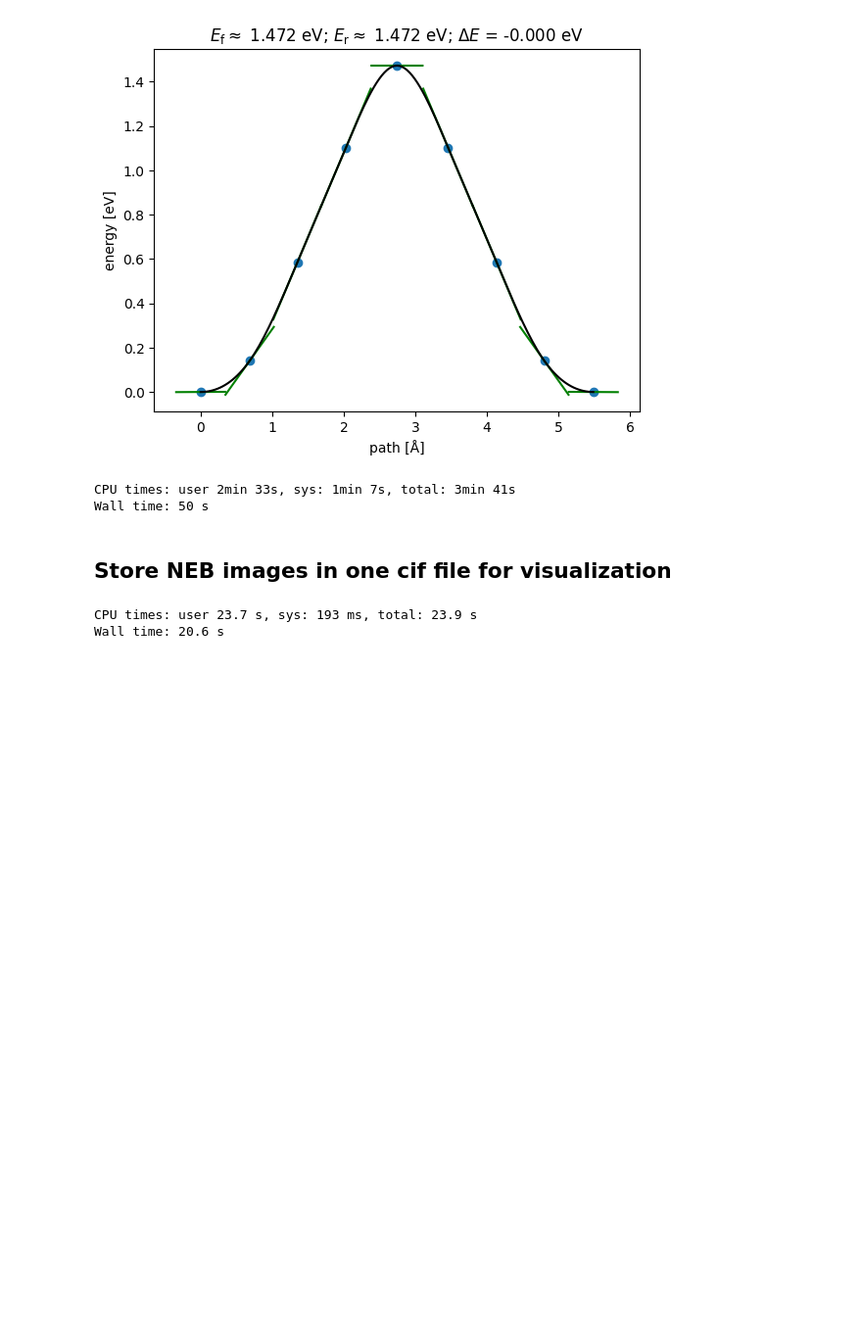
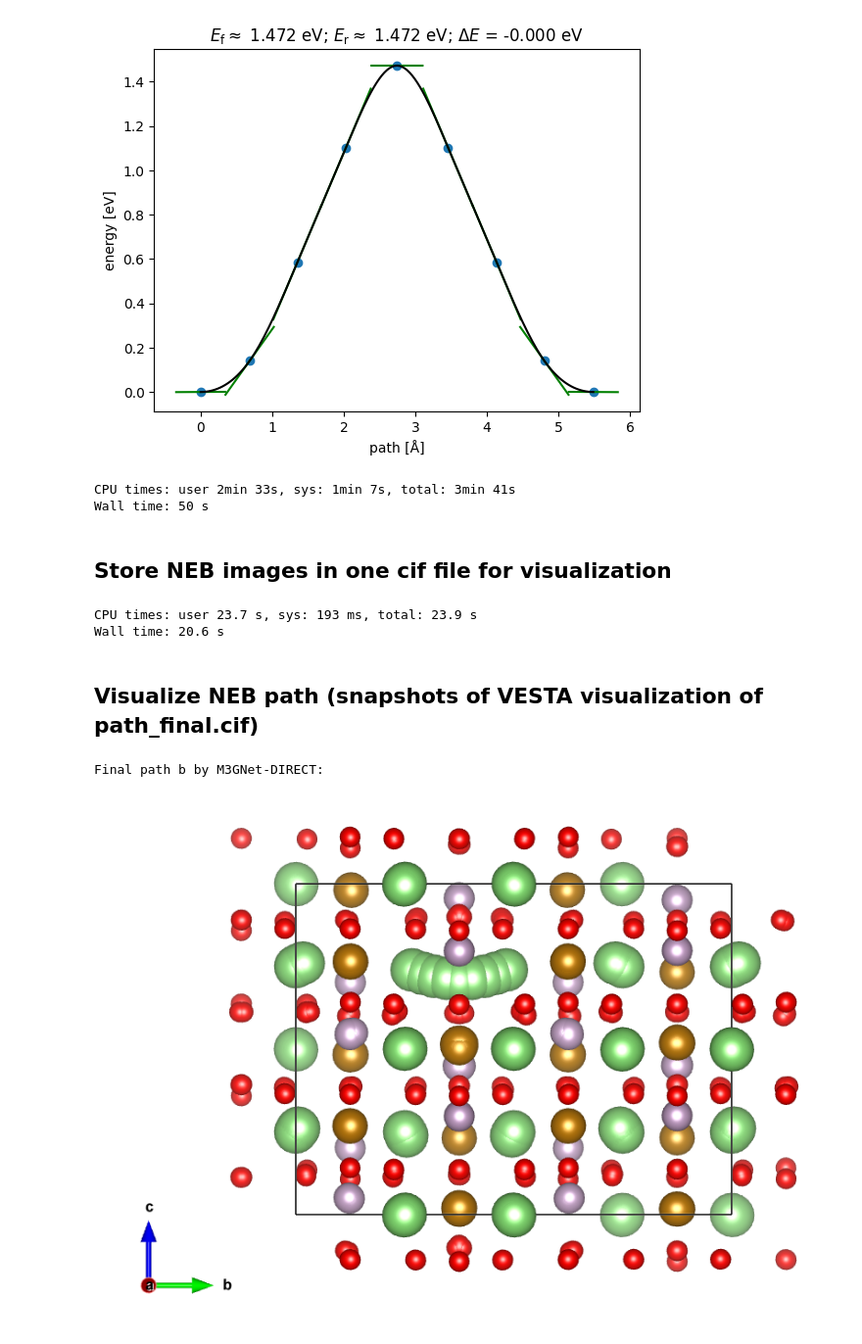
Before and after one commit to materialsvirtuallab/matcalc, a Jupyter notebook: examples/NEB calculations for LiFePO4.ipynb, the cells around one changed output. Shown at 98% size. Cells and saved outputs as stored; diff of their text form; code cells hidden in the pictures; blank space fills up the shorter version.

Commit message:
add visualization

```diff
--- a/examples/NEB calculations for LiFePO4.ipynb
+++ b/examples/NEB calculations for LiFePO4.ipynb
@@ -169,3 +169,5 @@ for NEB_path in ['b', 'c']:
 # %% [output]
 CPU times: user 23.7 s, sys: 193 ms, total: 23.9 s
 Wall time: 20.6 s
+# %% [markdown]
+## Visualize NEB path (snapshots of VESTA visualization of path_final.cif)
@@ -171,0 +176,6 @@ Wall time: 20.6 s
+# %%
+print("Final path b by M3GNet-DIRECT:")
+Image("NEB_data/traj_b_M3GNet-DIRECT/path_b.png")
+# %% [output]
+Final path b by M3GNet-DIRECT:
+[figure, added]
```
Also changed, not shown: parts of 4 cells of this notebook, 2 other files.
